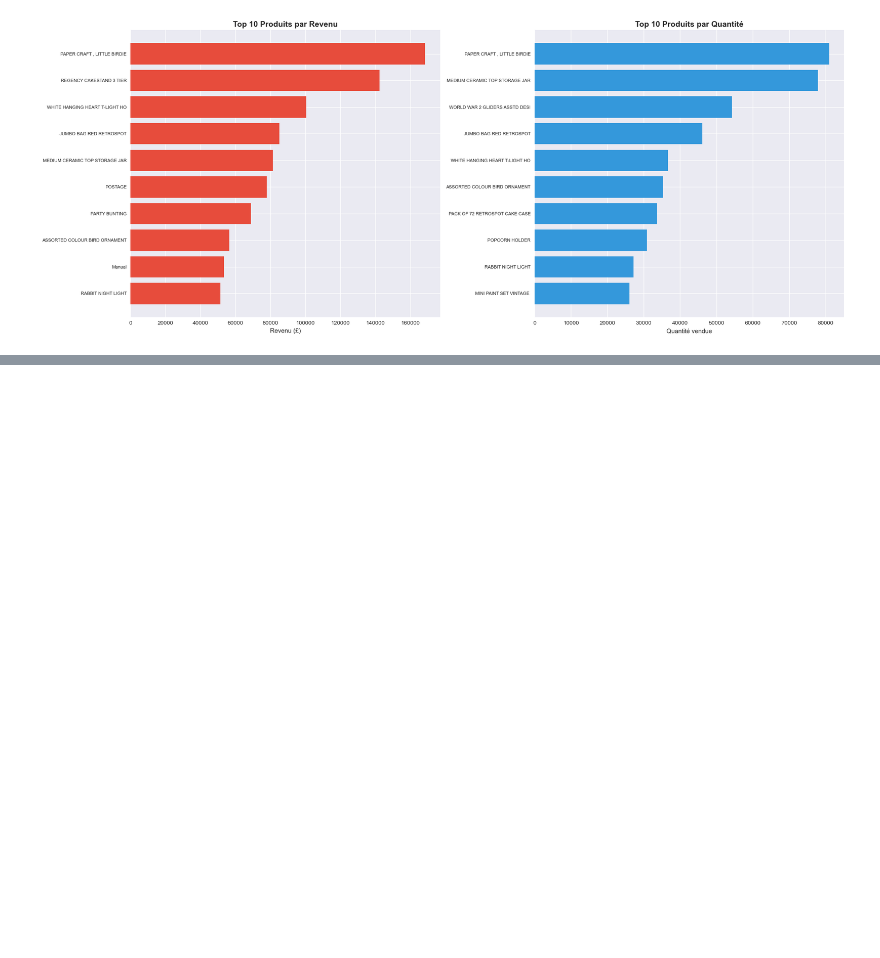
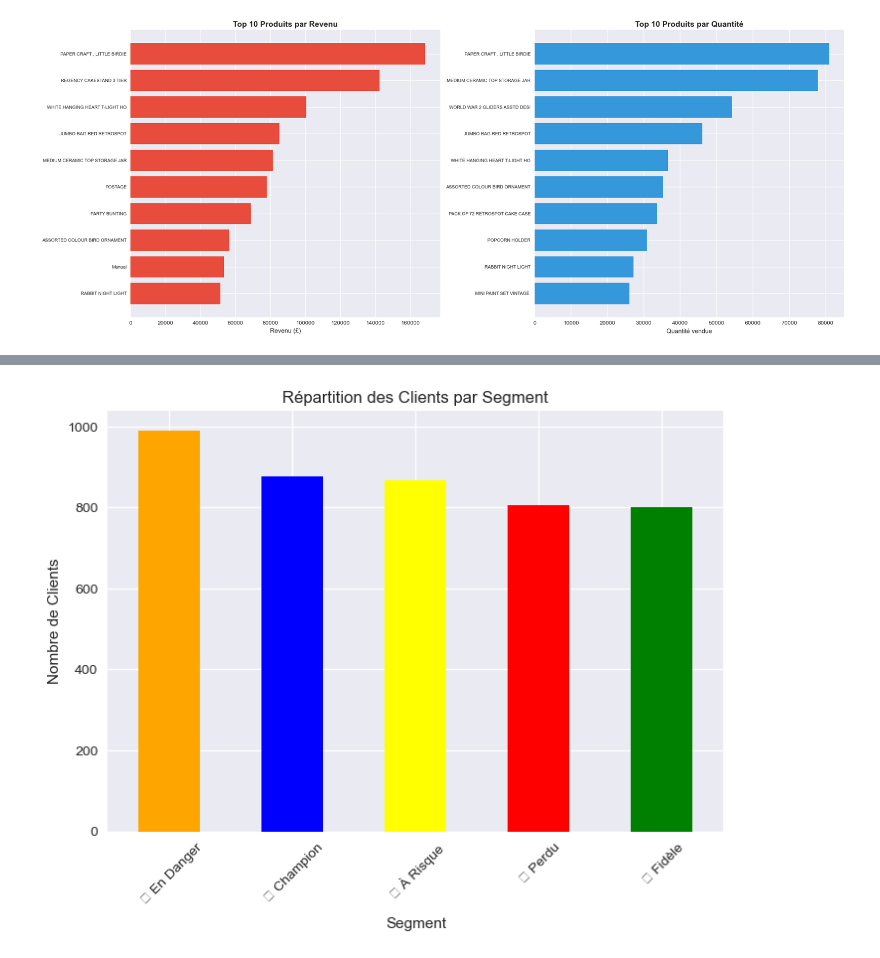
Before and after one commit to AlexisSTH/Projet-KPIs-E-commerce, a Jupyter notebook: notebooks/05_kpis_marketing.ipynb, the cells around one changed output, grey strips where cells are left out. Cells and saved outputs as stored; diff of their text form; code cells hidden in the pictures; blank space fills up the shorter version.

```diff
--- a/notebooks/05_kpis_marketing.ipynb
+++ b/notebooks/05_kpis_marketing.ipynb
@@ -144,0 +184,19 @@ plt.show()
+# %%
+# RECENCY : petit = bien → score 4 (donc on INVERSE avec labels inversés)
+rfm['R_Score'] = pd.qcut(rfm['Recency'], q=4, labels=[4, 3, 2, 1])
+
+# FREQUENCY : grand = bien → score 4
+rfm['F_Score'] = pd.qcut(rfm['Frequency'].rank(method='first'), q=4, labels=[1, 2, 3, 4])
+
+# MONETARY : grand = bien → score 4
+rfm['M_Score'] = pd.qcut(rfm['Monetary'], q=4, labels=[1, 2, 3, 4])
+# %%
+# Convertir en int
+rfm['R_Score'] = rfm['R_Score'].astype(int)
+rfm['F_Score'] = rfm['F_Score'].astype(int)
+rfm['M_Score'] = rfm['M_Score'].astype(int)
+
+# Score total
+rfm['RFM_Score'] = rfm['R_Score'] + rfm['F_Score'] + rfm['M_Score']
+
+print(rfm.head())
@@ -144,0 +217,16 @@ plt.show()
+# %%
+def segment_client(score):
+    if score >= 11:
+        return ' 🔵 Champion'
+    elif score >= 9:
+        return ' 🟢 Fidèle'
+    elif score >= 7:
+        return ' 🟡 À Risque'
+    elif score >= 5:
+        return '  🟠 En Danger'
+    else:
+        return ' 🔴 Perdu'
+
+rfm['Segment'] = rfm['RFM_Score'].apply(segment_client)
+
+print(rfm[['CustomerID', 'RFM_Score', 'Segment']].head(10))
@@ -144,0 +245,9 @@ plt.show()
+# %%
+# Compter les clients par segment
+rfm['Segment'].value_counts().plot(kind='bar', color=['orange','blue','yellow','red','green'])
+plt.title('Répartition des Clients par Segment')
+plt.ylabel('Nombre de Clients')
+plt.xticks(rotation=45)
+plt.show()
+# %% [output]
+[figure, added]
```
Also changed, not shown: parts of 5 cells of this notebook.
